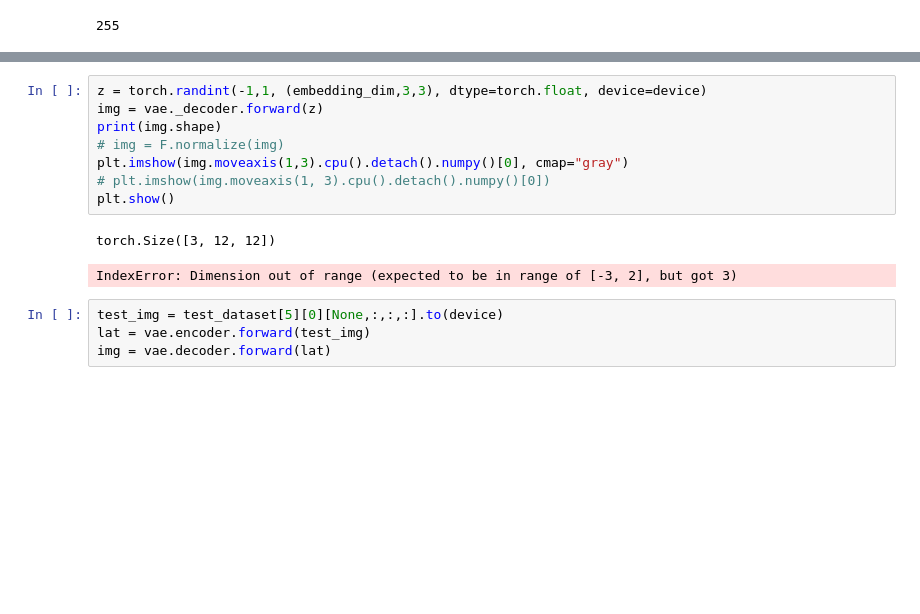
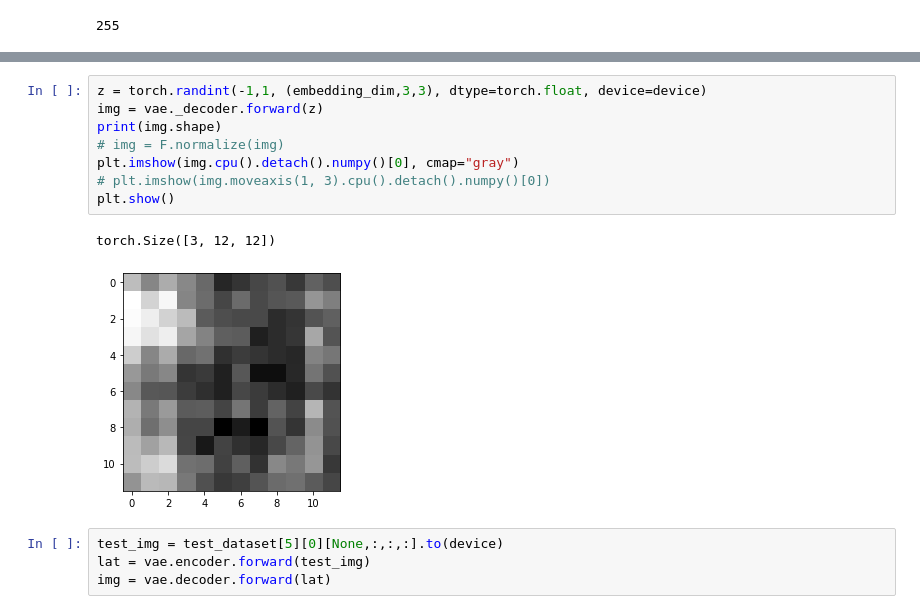
Before and after one commit to RuHae/TGM_Project, a Jupyter notebook: Code/vq_vae.ipynb, the cells around one changed output, grey strips where cells are left out. Cells and saved outputs as stored; diff of their text form; blank space fills up the shorter version.

```diff
--- a/Code/vq_vae.ipynb
+++ b/Code/vq_vae.ipynb
@@ -212,14 +194,14 @@ Clipping input data to the valid range for imshow with RGB data ([0..1] for floa
 # %%
 z = torch.randint(-1,1, (embedding_dim,3,3), dtype=torch.float, device=device)
 img = vae._decoder.forward(z)
 print(img.shape)
 # img = F.normalize(img)
-plt.imshow(img.moveaxis(1,3).cpu().detach().numpy()[0], cmap="gray")
+plt.imshow(img.cpu().detach().numpy()[0], cmap="gray")
 # plt.imshow(img.moveaxis(1, 3).cpu().detach().numpy()[0])
 plt.show()
 # %% [output]
 torch.Size([3, 12, 12])
-IndexError: Dimension out of range (expected to be in range of [-3, 2], but got 3)
+[figure, added]
 # %%
 test_img = test_dataset[5][0][None,:,:,:].to(device)
 lat = vae.encoder.forward(test_img)
```
Also changed, not shown: parts of 11 cells of this notebook, 1 other file.
